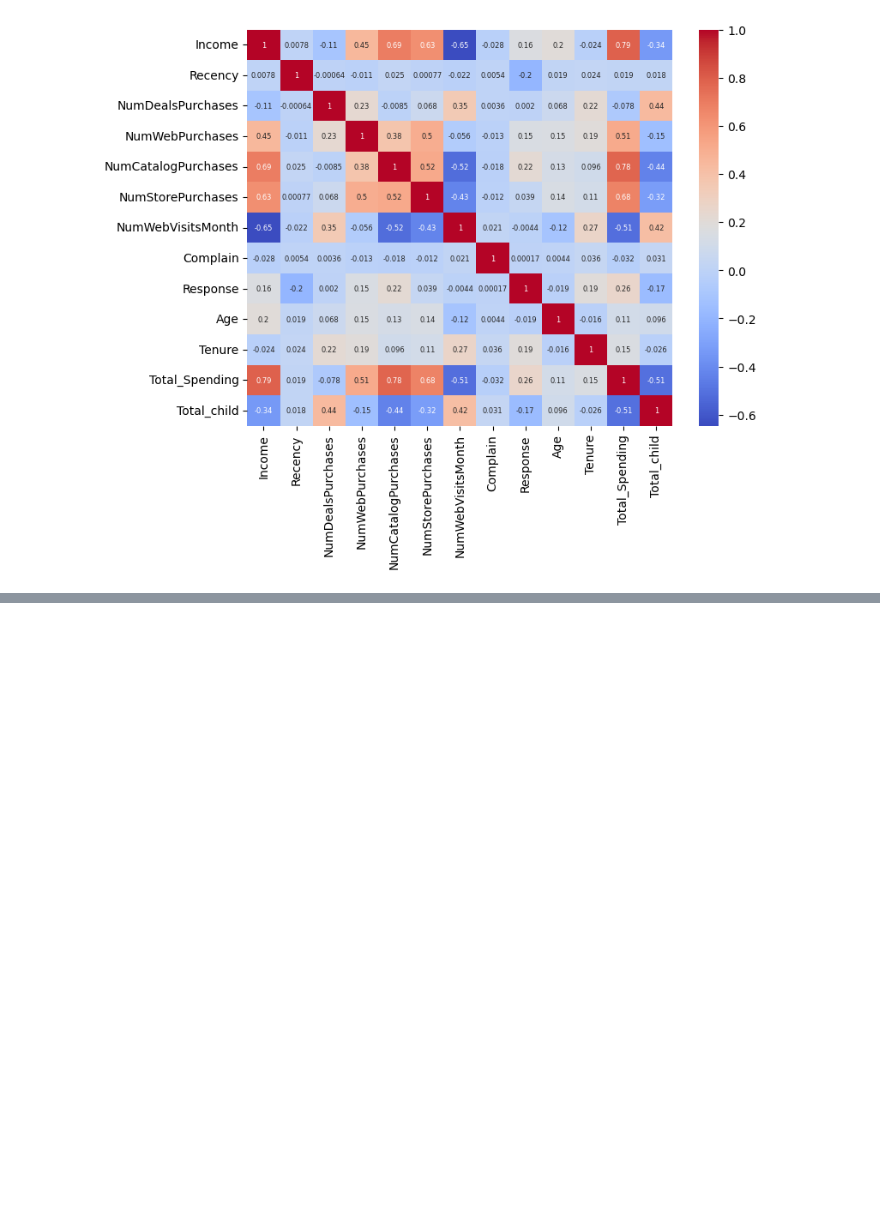
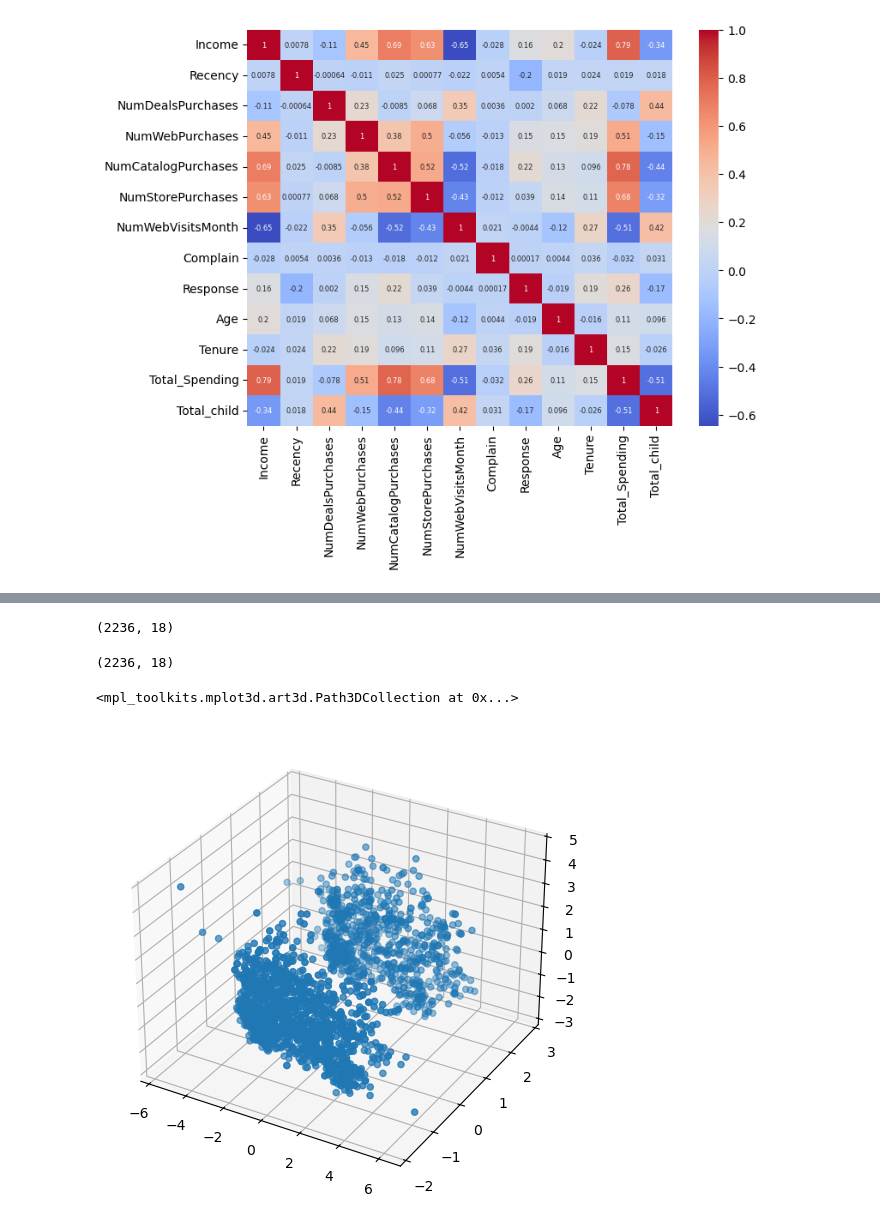
Before and after one commit to VengurlekarMayuresh/Machine-Learning, a Jupyter notebook: Project Unsupervised/Project.ipynb, the cells around one changed output, grey strips where cells are left out. Cells and saved outputs as stored; diff of their text form; code cells hidden in the pictures; blank space fills up the shorter version.

Commit message:
visualization

```diff
--- a/Project Unsupervised/Project.ipynb
+++ b/Project Unsupervised/Project.ipynb
@@ -237,0 +257,2 @@ sns.heatmap(
+# %%
+df_encoded =pd.concat([df_cleaned.drop(columns=cat_cols),enc_df],axis=1)
@@ -237,0 +268,4 @@ sns.heatmap(
+# %%
+df_encoded.shape
+# %% [output]
+(2236, 18)
@@ -237,0 +274,10 @@ sns.heatmap(
+# %%
+x = df_encoded
+# %%
+scaler = StandardScaler()
+
+x_scaled = scaler.fit_transform(x)
+# %%
+x_scaled.shape
+# %% [output]
+(2236, 18)
@@ -237,0 +286,12 @@ sns.heatmap(
+# %%
+pca = PCA(n_components=3)
+
+x_pca = pca.fit_transform(x_scaled)
+# %%
+
+fig = plt.figure(figsize=(8,6))
+ax = fig.add_subplot(111,projection="3d")
+ax.scatter(x_pca[:,0],x_pca[:,1],x_pca[:,2])
+# %% [output]
+<mpl_toolkits.mplot3d.art3d.Path3DCollection at 0x...>
+[figure, added]
```
Also changed, not shown: parts of 8 cells of this notebook, 1 other file.
